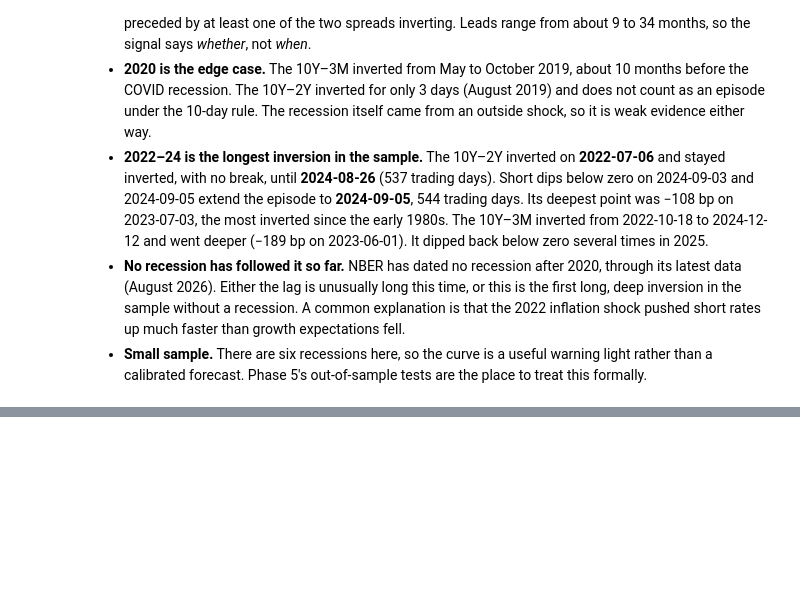
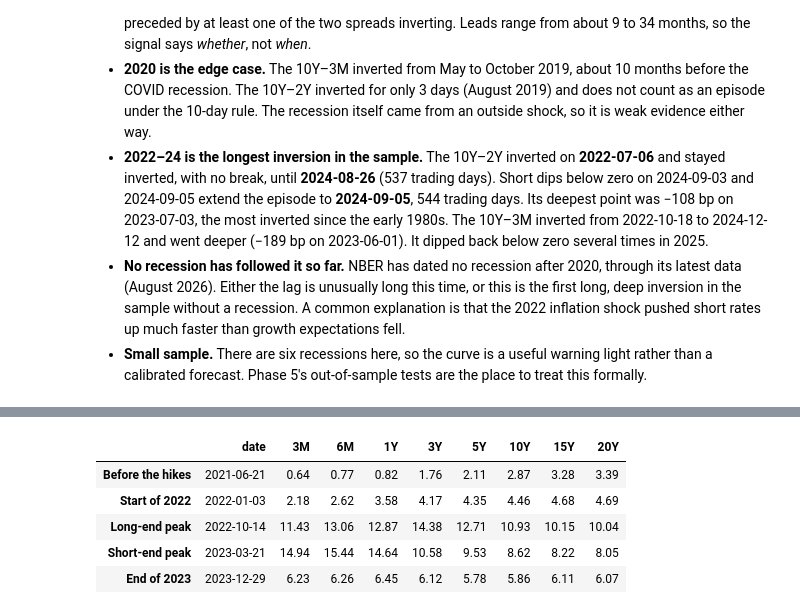
Before and after one commit to Markkndr/yield-curve-lab, a Jupyter notebook: notebooks/01_eda.ipynb, the cells around one changed output, grey strips where cells are left out. Drawn from its saved outputs; the diff is of its cells as text; code cells hidden in the pictures; blank space fills up the shorter version.

```diff
--- a/notebooks/01_eda.ipynb
+++ b/notebooks/01_eda.ipynb
@@ -239,0 +290,12 @@ What the spreads show:
+# %%
+hu_curves = {label: curve_on(hu, date) for label, date in HU_DATES.items()}
+hu_snapshots = pd.DataFrame(hu_curves).T.reindex(columns=hu.columns).round(2)
+hu_snapshots.insert(0, "date", [curve.name.date() for curve in hu_curves.values()])
+hu_snapshots
+# %% [output]
+|  | date | 3M | 6M | 1Y | 3Y | 5Y | 10Y | 15Y | 20Y |
+| Before the hikes | 2021-06-21 | 0.64 | 0.77 | 0.82 | 1.76 | 2.11 | 2.87 | 3.28 | 3.39 |
+| Start of 2022 | 2022-01-03 | 2.18 | 2.62 | 3.58 | 4.17 | 4.35 | 4.46 | 4.68 | 4.69 |
+| Long-end peak | 2022-10-14 | 11.43 | 13.06 | 12.87 | 14.38 | 12.71 | 10.93 | 10.15 | 10.04 |
+| Short-end peak | 2023-03-21 | 14.94 | 15.44 | 14.64 | 10.58 | 9.53 | 8.62 | 8.22 | 8.05 |
+| End of 2023 | 2023-12-29 | 6.23 | 6.26 | 6.45 | 6.12 | 5.78 | 5.86 | 6.11 | 6.07 |
```
Also changed, not shown: parts of 14 cells of this notebook, 3 other files.
